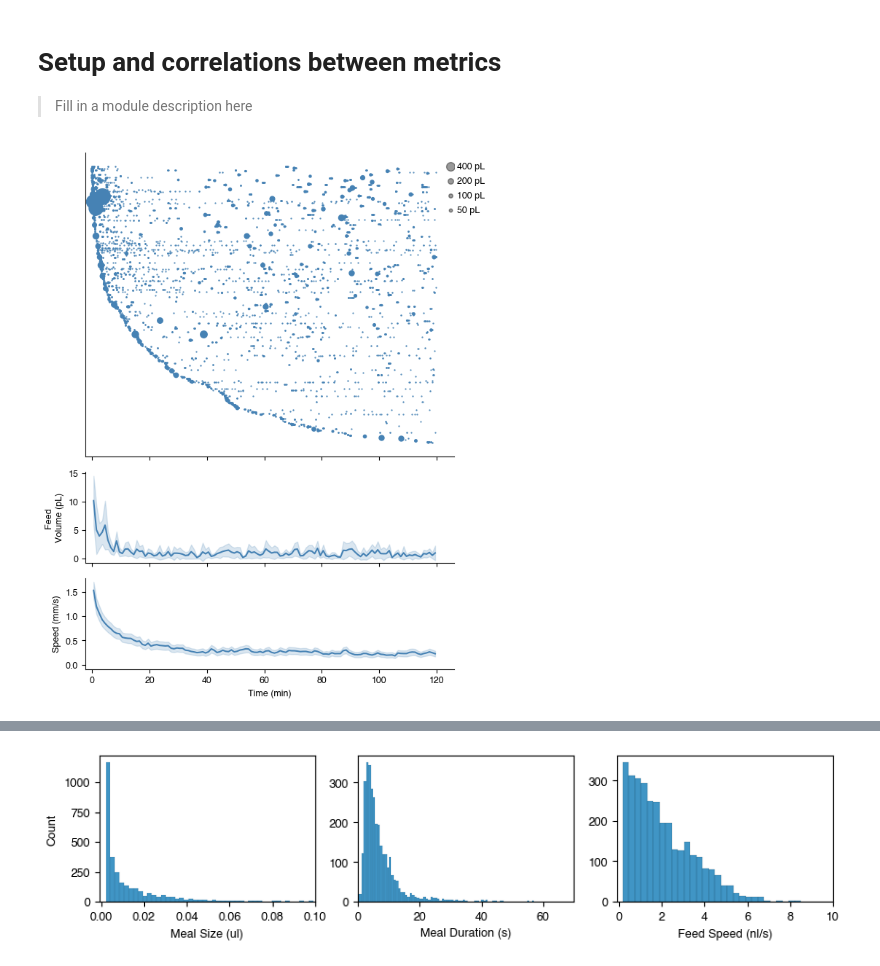
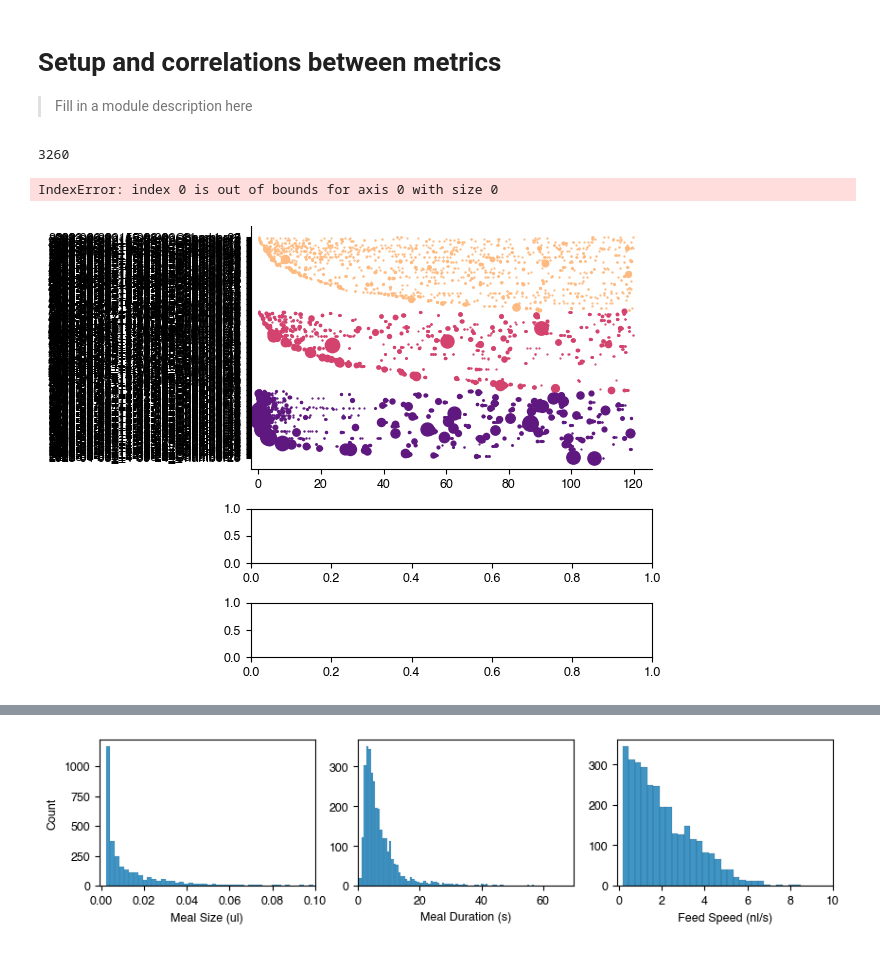
Before and after one commit to sangyu/Holophenotype5HT, a Jupyter notebook: nbs/01_Figures/01_Setup.ipynb, the cells around one changed output, grey strips where cells are left out. Saved outputs shown, nothing was run; the diff lists cells and outputs as text; code cells hidden in the pictures.

```diff
--- a/nbs/01_Figures/01_Setup.ipynb
+++ b/nbs/01_Figures/01_Setup.ipynb
@@ -39,12 +39,20 @@ cm = W1118Dark_ele.cm
 # %%
 setFont('Helvetica', 9)
 W1118Dark_ele.feedsRevisedDf['Starved hrs'] = W1118Dark_ele.feedsRevisedDf['Starved hrs'].dropna().astype('str')
-WTStarvedPalette = {0:sns.color_palette("magma")[5], 24:sns.color_palette("magma")[3], 48:sns.color_palette("magma")[1]}
+W1118Dark_ele.feedsRevisedDf['Starvedhrs'] = W1118Dark_ele.feedsRevisedDf['Starved hrs'].astype('str')
+print(len(W1118Dark_ele.feedsRevisedDf))
+# print(len(W1118Dark_ele.feedsRevisedDf.loc[W1118Dark_ele.feedsRevisedDf['FeedSpeed_nl/s']>15 ])
+#       + len(W1118Dark_ele.feedsRevisedDf.loc[W1118Dark_ele.feedsRevisedDf['FeedDuration_s']>100]) )
+# W1118Dark_ele.feedsRevisedDf = W1118Dark_ele.feedsRevisedDf.loc[W1118Dark_ele.feedsRevisedDf['FeedSpeed_nl/s']<15]
+# W1118Dark_ele.feedsRevisedDf = W1118Dark_ele.feedsRevisedDf.loc[W1118Dark_ele.feedsRevisedDf['FeedDuration_s']<100]
+WTStarvedPalette = {'0.0':sns.color_palette("magma")[5], '24.0':sns.color_palette("magma")[3], '48.0':sns.color_palette("magma")[1]}
 
-a, b, c = W1118Dark_ele.plotStacked(endMin = 120, metricsToStack = ['Volume', 'Speed'], colorBy = 'Status',
-                          customPalette = {'Ctrl': 'Steelblue'},
+a, b, c = W1118Dark_ele.plotStacked(endMin = 120, metricsToStack = ['Volume', 'Speed'], colorBy = 'Starvedhrs',
+                          customPalette = WTStarvedPalette,
                                     figsize = [16*cm, 20*cm], dotratio = 30, plotNonFeeders=False, dotbase=1, )
 [a.axes[i].grid(visible=None) for i in range(-3, -1)]
-a.savefig(W1118Dark_ele.outputFolder+'/stacked.svg')
+# a.savefig(W1118Dark_ele.outputFolder+'/stacked.svg')
 # %% [output]
+3260
+IndexError: index 0 is out of bounds for axis 0 with size 0
-[figure, old version]
+[figure, new version]
```
Also changed, not shown: parts of 4 cells of this notebook, 6 other files.
